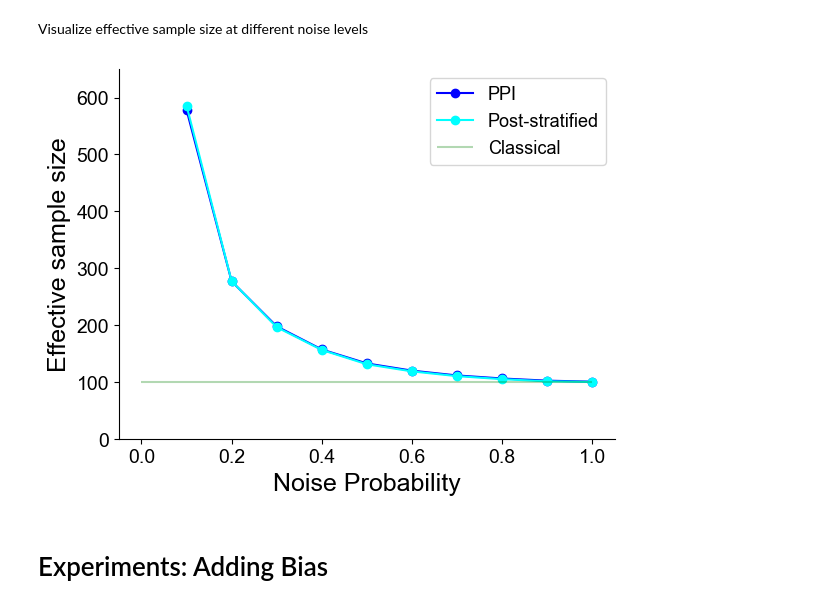
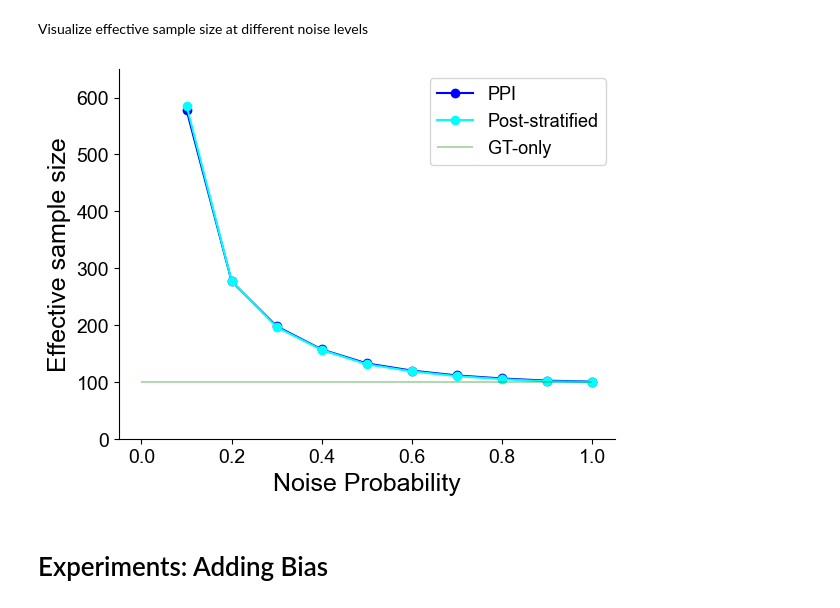
Before and after one commit to Earth-Intelligence-Lab/uncertainty-quantification, a Jupyter notebook: examples/corn mean estimation.ipynb, the cells around one changed output. Cells and saved outputs as stored; diff of their text form; code cells hidden in the pictures.

```diff
--- a/examples/corn mean estimation.ipynb
+++ b/examples/corn mean estimation.ipynb
@@ -288,24 +288,24 @@ Visualize effective sample size at different noise levels
 # %%
 ax = plt.gca()
 ax.spines['top'].set_visible(False)
 ax.spines['right'].set_visible(False)
 
 ppi_effective_sample_sizes = 100*(classical_avg_width**2)/(np.array(ppi_avg_widths)**2)
 plt.plot(probabilities[1:], ppi_effective_sample_sizes[1:], '-bo', label='PPI')
 
 post_stratified_effective_sample_sizes = 100*(classical_avg_width**2)/(np.array(post_stratified_avg_widths)**2)
 plt.plot(probabilities[1:], post_stratified_effective_sample_sizes[1:], '-o', color='cyan', label='Post-stratified')
 
-plt.hlines(100, 0, 1, color='green', alpha=0.3, label='Classical')
+plt.hlines(100, 0, 1, color='green', alpha=0.3, label='GT-only')
 
 plt.xlabel("Noise Probability")
 plt.ylabel("Effective sample size")
 plt.ylim([0, 650])
 plt.legend()
 plt.savefig('output_images/corn_fraction_noise_effective_sample_size.png', dpi=300, bbox_inches='tight')
 plt.show()
 # %% [output]
-[figure, old version]
+[figure, new version]
 # %% [markdown]
 # Experiments: Adding Bias
 # %% [markdown]
```
Also changed, not shown: parts of 6 cells of this notebook, 14 other files.
